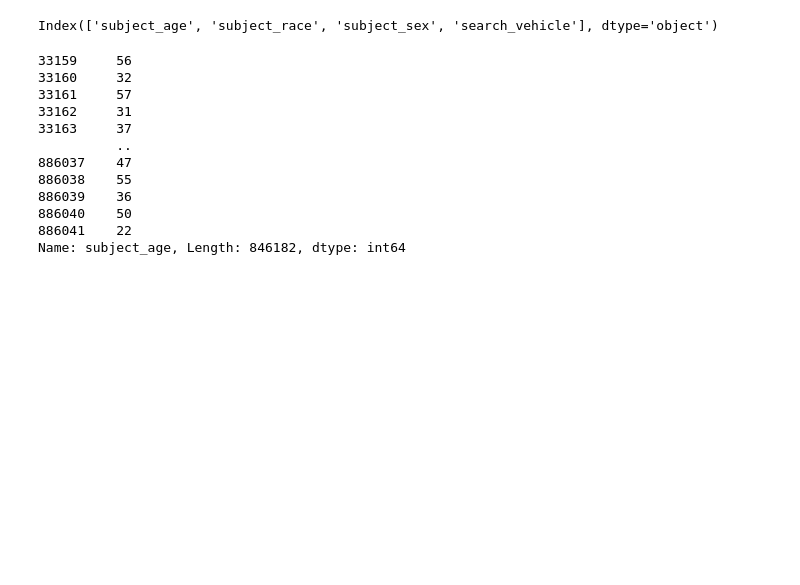
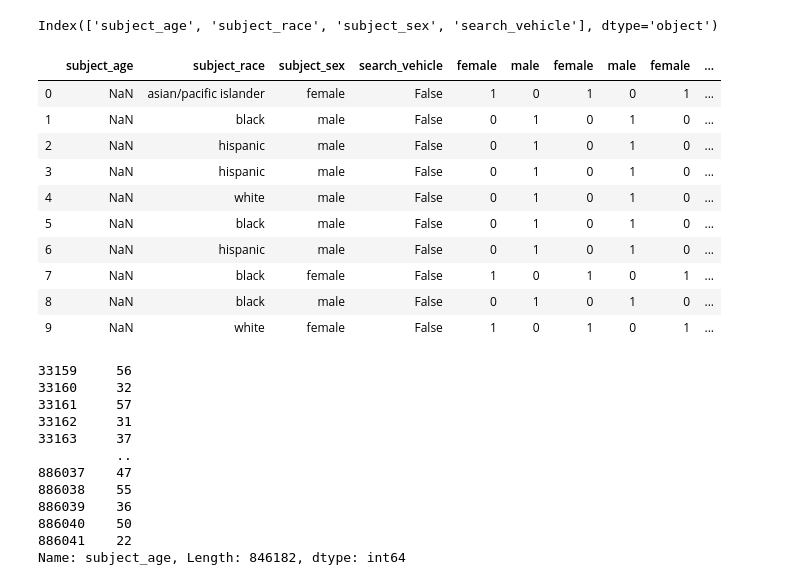
Before and after one commit to tahentx/pv_workbook, a Jupyter notebook: datascience/policing/sf_search.ipynb, the cells around one changed output. Cells and saved outputs as stored; diff of their text form; code cells hidden in the pictures; blank space fills up the shorter version.

```diff
--- a/datascience/policing/sf_search.ipynb
+++ b/datascience/policing/sf_search.ipynb
@@ -39,0 +48,2 @@ Index(['subject_age', 'subject_race', 'subject_sex', 'search_vehicle'], dtype='o
+# %%
+sf_lean = pd.concat((sf_lean,pd.get_dummies(sf_lean.subject_sex)),1)
@@ -40,3 +52,19 @@ Index(['subject_age', 'subject_race', 'subject_sex', 'search_vehicle'], dtype='o
+# %%
+sf_lean = pd.concat((sf_lean,pd.get_dummies(sf_lean.subject_race)),1)
+# %%
+sf_lean.head(10)
+# %% [output]
+|  | subject_age | subject_race | subject_sex | search_vehicle | female | male | female | male | female | ... |
+| 0 | NaN | asian/pacific islander | female | False | 1 | 0 | 1 | 0 | 1 | ... |
+| 1 | NaN | black | male | False | 0 | 1 | 0 | 1 | 0 | ... |
+| 2 | NaN | hispanic | male | False | 0 | 1 | 0 | 1 | 0 | ... |
+| 3 | NaN | hispanic | male | False | 0 | 1 | 0 | 1 | 0 | ... |
+| 4 | NaN | white | male | False | 0 | 1 | 0 | 1 | 0 | ... |
+| 5 | NaN | black | male | False | 0 | 1 | 0 | 1 | 0 | ... |
+| 6 | NaN | hispanic | male | False | 0 | 1 | 0 | 1 | 0 | ... |
+| 7 | NaN | black | female | False | 1 | 0 | 1 | 0 | 1 | ... |
+| 8 | NaN | black | male | False | 0 | 1 | 0 | 1 | 0 | ... |
+| 9 | NaN | white | female | False | 1 | 0 | 1 | 0 | 1 | ... |
 # %%
 # Implement fixed width binning for age
 # %%
```
Also changed, not shown: parts of 6 cells of this notebook.
